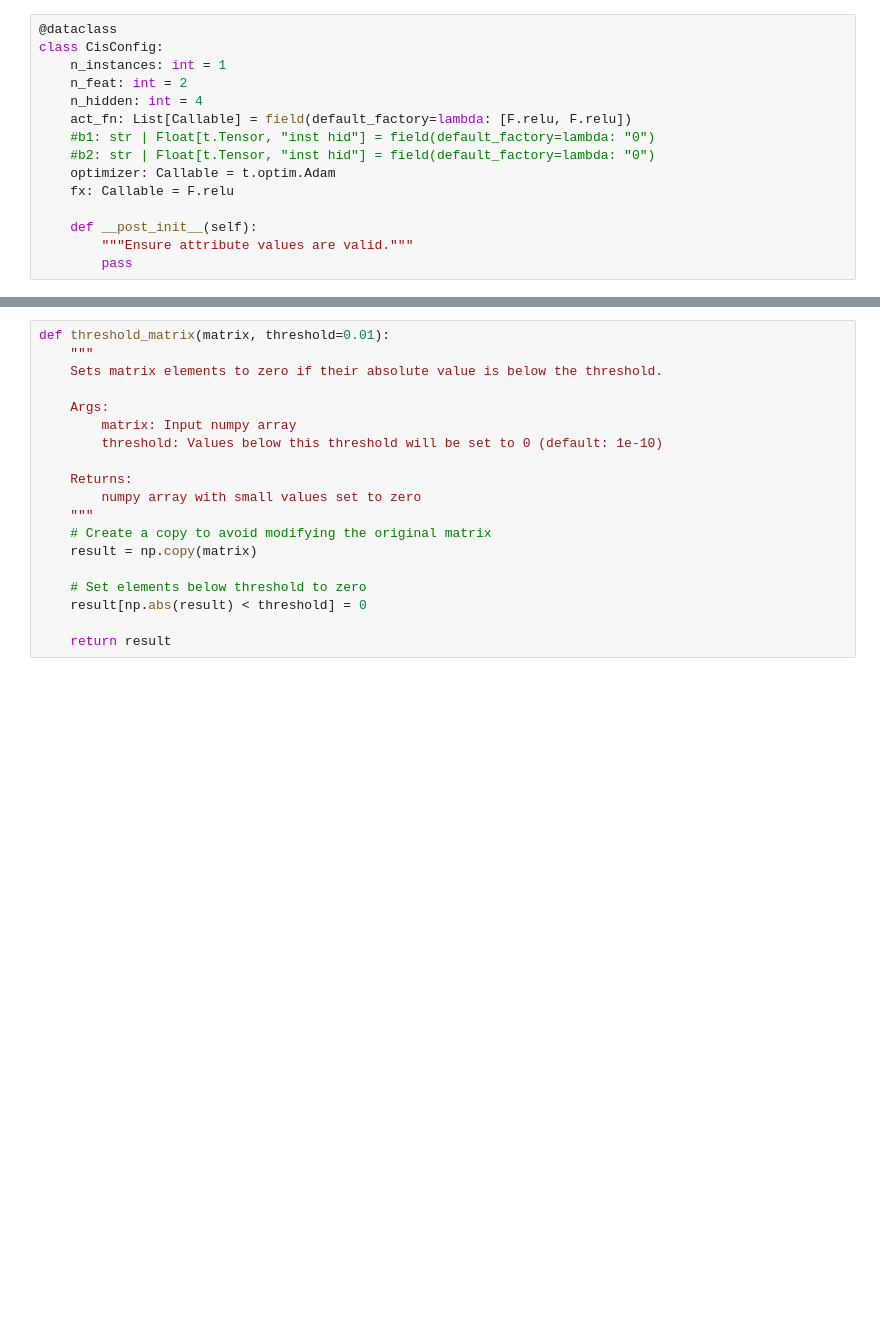
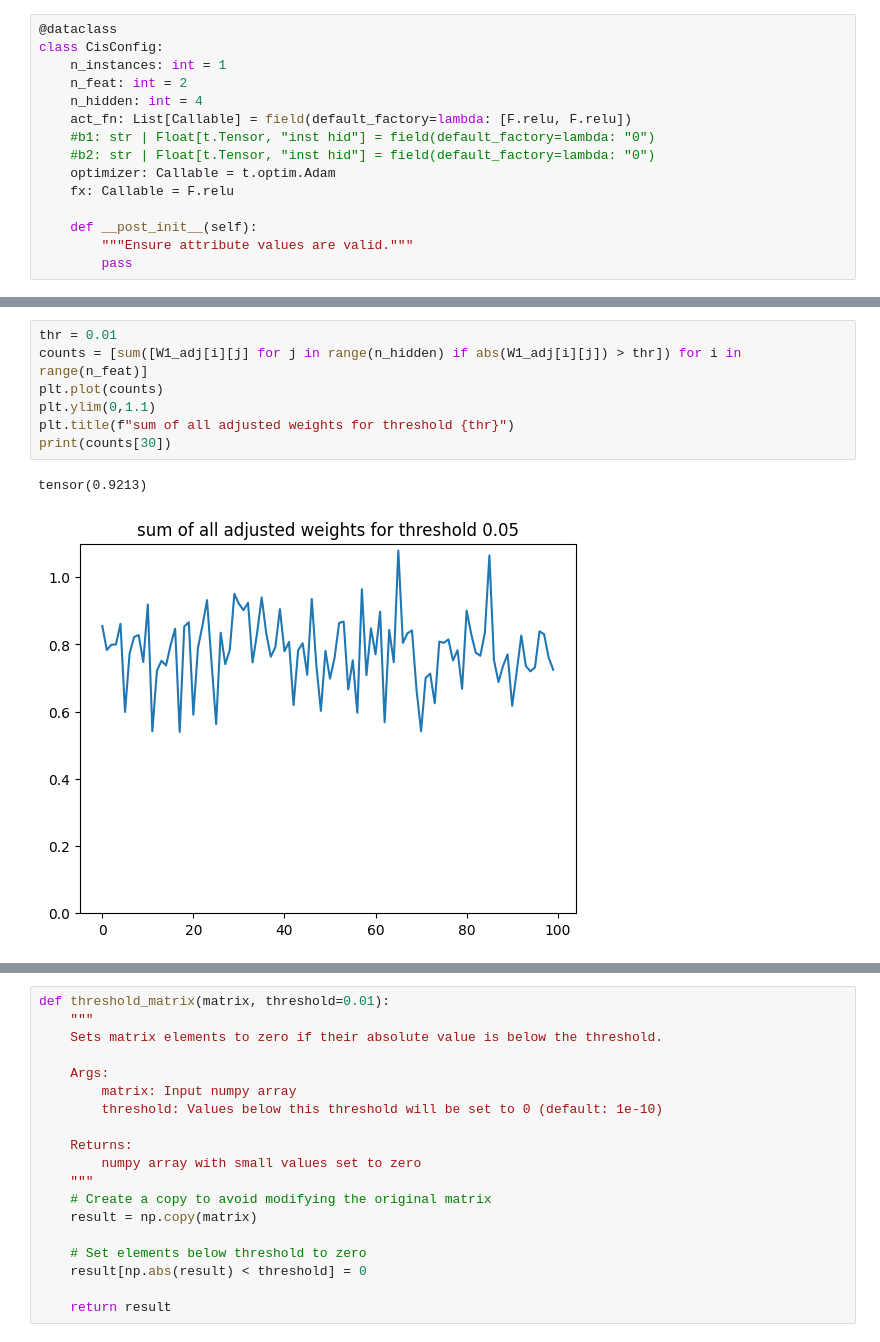
Before and after one commit to Stefan-Heimersheim/toy-model-of-computation-in-superposition, a Jupyter notebook: lucius_toy_model.ipynb, the cells around one changed output, grey strips where cells are left out. Saved outputs shown, nothing was run; the diff lists cells and outputs as text; blank space fills up the shorter version.

```diff
--- a/lucius_toy_model.ipynb
+++ b/lucius_toy_model.ipynb
@@ -218,0 +227,10 @@ plot_polysemanticity(model.W1.detach().squeeze())
+# %%
+thr = 0.01
+counts = [sum([W1_adj[i][j] for j in range(n_hidden) if abs(W1_adj[i][j]) > thr]) for i in range(n_feat)]
+plt.plot(counts)
+plt.ylim(0,1.1)
+plt.title(f"sum of all adjusted weights for threshold {thr}")
+print(counts[30])
+# %% [output]
+tensor(0.9213)
+[figure, added]
```
Also changed, not shown: parts of 17 cells of this notebook.
